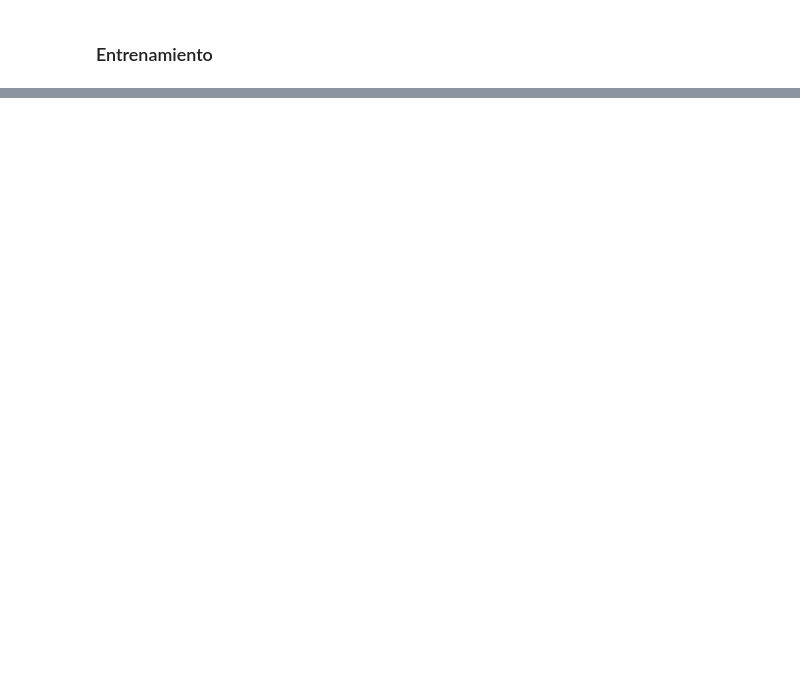
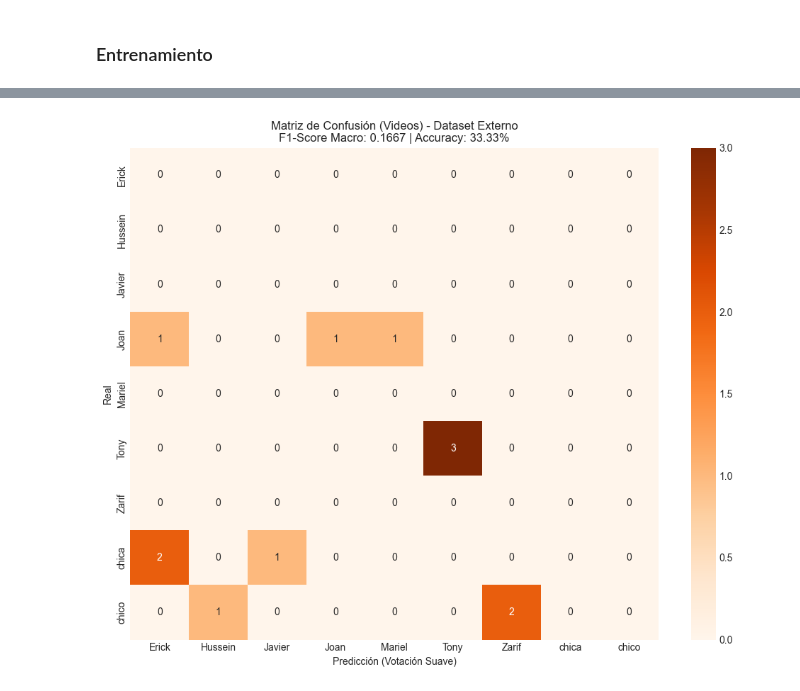
Before and after one commit to zarifleon/CDSI2026, a Jupyter notebook: Practicas/Practica 2 - Imagen/Practica2_LAFZC.ipynb, the cells around one changed output, grey strips where cells are left out. Cells and saved outputs as stored; diff of their text form; code cells hidden in the pictures; blank space fills up the shorter version.

```diff
--- a/Practicas/Practica 2 - Imagen/Practica2_LAFZC.ipynb
+++ b/Practicas/Practica 2 - Imagen/Practica2_LAFZC.ipynb
@@ -967,0 +1060,2 @@ CNN-LSTM: F1-Score = 0.8201
+# %%
+dataset_externo_path = './dataset-externo'
@@ -967,0 +1183,2 @@ CNN-LSTM: F1-Score = 0.8201
+# %%
+df_gait_ext = pd.DataFrame(ext_all_results)
@@ -967,0 +1244,24 @@ CNN-LSTM: F1-Score = 0.8201
+# %%
+# Metricas por video
+video_to_label = {}
+for _, row in dataset_ext_df.iterrows():
+    vid_key = f"{row['student_id']}_{row['sample_number']}"
+    video_to_label[vid_key] = row['student_id']
+
+df_pred_externo['real'] = df_pred_externo['video'].map(video_to_label)
+df_pred_externo['correcto'] = df_pred_externo['real'] == df_pred_externo['pred']
+
+
+total = len(df_pred_externo)
+aciertos = df_pred_externo['correcto'].sum()
+acc_ext = aciertos / total
+
+f1_ext = f1_score(df_pred_externo['real'], df_pred_externo['pred'], average='macro')
+
+print(f"Videos Totales: {total}")
+print(f"Videos Correctos: {aciertos}")
+print(f"Accuracy por Video: {acc_ext:.2%}")
+print(f"F1-Score Macro por Video: {f1_ext:.4f}")
+
+print("\nReporte de Clasificación:")
+print(classification_report(df_pred_externo['real'], df_pred_externo['pred']))
@@ -967,0 +1286,16 @@ CNN-LSTM: F1-Score = 0.8201
+# %%
+# Matriz de confusión por video (votación)
+all_labels_ext = sorted(set(df_pred_externo['real'].tolist() + df_pred_externo['pred'].tolist()))
+
+cm_ext = confusion_matrix(df_pred_externo['real'], df_pred_externo['pred'], labels=all_labels_ext)
+
+plt.figure(figsize=(10, 8))
+sns.heatmap(cm_ext, annot=True, fmt='d', cmap='Oranges',
+            xticklabels=all_labels_ext, yticklabels=all_labels_ext)
+plt.title(f'Matriz de Confusión (Videos) - Dataset Externo\nF1-Score Macro: {f1_ext:.4f} | Accuracy: {acc_ext:.2%}')
+plt.xlabel('Predicción (Votación Suave)')
+plt.ylabel('Real')
+plt.tight_layout()
+plt.show()
+# %% [output]
+[figure, added]
```
Also changed, not shown: parts of 45 cells of this notebook, 6 other files.
